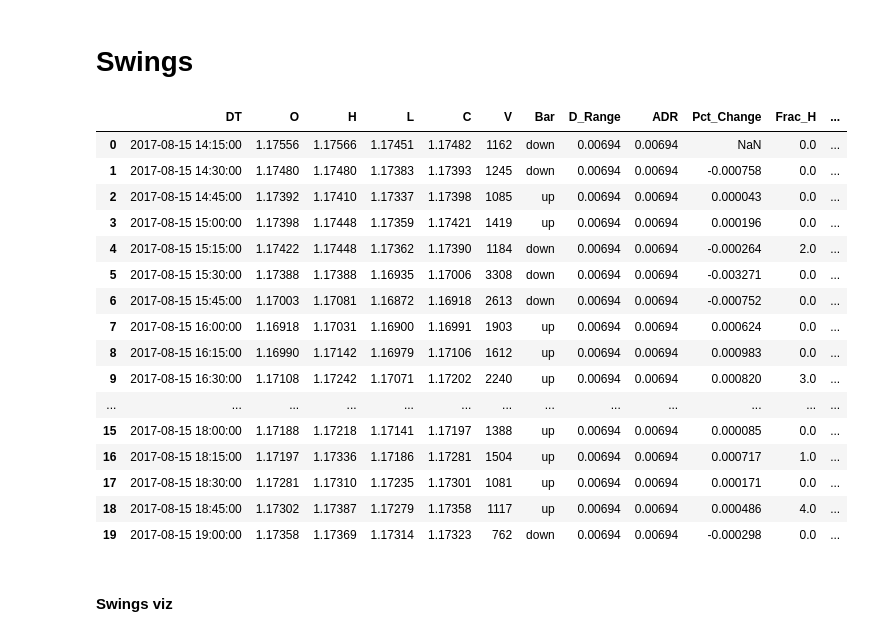
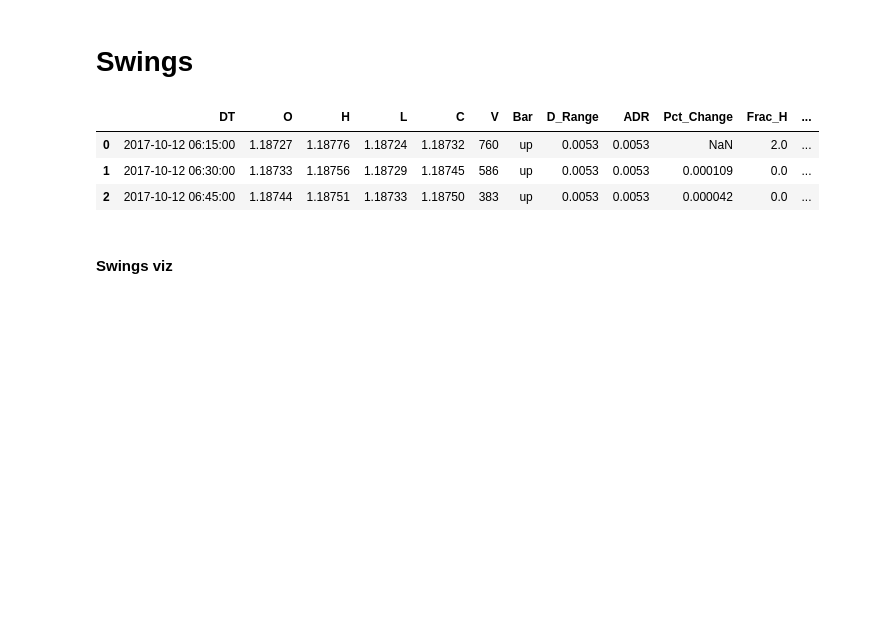
Before and after one commit to rrrudolph/trade, a Jupyter notebook: Strategy_Module.ipynb, the cells around one changed output. Cells and saved outputs as stored; diff of their text form; code cells hidden in the pictures; blank space fills up the shorter version.

```diff
--- a/Strategy_Module.ipynb
+++ b/Strategy_Module.ipynb
@@ -15,7 +15,7 @@ from google.colab import drive
 drive.mount('/content/drive')
 
 df = pd.read_csv('drive/My Drive/Colab Notebooks/Data/EURUSD15.csv')
-df = df[1200:1350]
+df = df[5200:5850]
 
 #### This stuff was to format an original MT4 OHLC file ####
 
@@ -232,8 +236,6 @@ fig.update(layout_xaxis_rangeslider_visible=False)
 # %% [markdown]
 # Swings
 # %%
-
-
 #### Calculate the Swing Ratings ####
 
 # get the swing size in relation to ADR
@@ -244,50 +246,39 @@ df['Sw_Pct'] = round(df['Sw_Size']/df['ADR'], 2)
 # swing sizes to balance out the swing ratings overall
 df['Sw_Weight'] = -1.02 ** abs(df['Sw_Pct']*100) # function for curved line
 weight = df['Sw_Weight'][abs(df['Sw_Weight'].values) > 0] # list of weights
 
 # first fill NaNs with mean of group
 # normalize so its a weight between 0 and 1
 # now that the weights are normalized, multiply the swing by its weight
 # add the fractal rating to its swing and divide by 2
 
 weight.fillna(value=weight.mean(), inplace=True)
 df['Sw_Weight'] = (weight - min(weight)) / (max(weight) - min(weight))
 final = df['Sw_Size'] * df['Sw_Weight']
 temp = df[abs(df['Sw_Size']) > 0]
 df['Sw_Rating'] = round((abs(final) * 2000 + temp['Frac_H'] + temp['Frac_L']) / 2)
 
+# df['Sw_Rating'] = (abs(df['Impulse']/75)) + (temp['Frac_H'] + temp['Frac_L'] / 2)
+
 
 
 df.drop(columns=['Sw_Weight'], inplace=True)
 
 # save the swing prices
 for i in df.index:
     a = df.loc[i,'H'][ df.loc[i,'Sw_Size'] < 0]
     b = df.loc[i,'L'][ df.loc[i,'Sw_Size'] > 0]
     if a.size > 0:
         df.loc[i,'Sw_Price'] = a
     elif b.size > 0:
         df.loc[i,'Sw_Price'] = b
 
-df.head(20)
+df.head(3)
 # %% [output]
 |  | DT | O | H | L | C | V | Bar | D_Range | ADR | Pct_Change | Frac_H | ... |
-| 0 | 2017-08-15 14:15:00 | 1.17556 | 1.17566 | 1.17451 | 1.17482 | 1162 | down | 0.00694 | 0.00694 | NaN | 0.0 | ... |
-| 1 | 2017-08-15 14:30:00 | 1.17480 | 1.17480 | 1.17383 | 1.17393 | 1245 | down | 0.00694 | 0.00694 | -0.000758 | 0.0 | ... |
-| 2 | 2017-08-15 14:45:00 | 1.17392 | 1.17410 | 1.17337 | 1.17398 | 1085 | up | 0.00694 | 0.00694 | 0.000043 | 0.0 | ... |
-| 3 | 2017-08-15 15:00:00 | 1.17398 | 1.17448 | 1.17359 | 1.17421 | 1419 | up | 0.00694 | 0.00694 | 0.000196 | 0.0 | ... |
-| 4 | 2017-08-15 15:15:00 | 1.17422 | 1.17448 | 1.17362 | 1.17390 | 1184 | down | 0.00694 | 0.00694 | -0.000264 | 2.0 | ... |
-| 5 | 2017-08-15 15:30:00 | 1.17388 | 1.17388 | 1.16935 | 1.17006 | 3308 | down | 0.00694 | 0.00694 | -0.003271 | 0.0 | ... |
-| 6 | 2017-08-15 15:45:00 | 1.17003 | 1.17081 | 1.16872 | 1.16918 | 2613 | down | 0.00694 | 0.00694 | -0.000752 | 0.0 | ... |
-| 7 | 2017-08-15 16:00:00 | 1.16918 | 1.17031 | 1.16900 | 1.16991 | 1903 | up | 0.00694 | 0.00694 | 0.000624 | 0.0 | ... |
-| 8 | 2017-08-15 16:15:00 | 1.16990 | 1.17142 | 1.16979 | 1.17106 | 1612 | up | 0.00694 | 0.00694 | 0.000983 | 0.0 | ... |
-| 9 | 2017-08-15 16:30:00 | 1.17108 | 1.17242 | 1.17071 | 1.17202 | 2240 | up | 0.00694 | 0.00694 | 0.000820 | 3.0 | ... |
-| ... | ... | ... | ... | ... | ... | ... | ... | ... | ... | ... | ... | ... |
-| 15 | 2017-08-15 18:00:00 | 1.17188 | 1.17218 | 1.17141 | 1.17197 | 1388 | up | 0.00694 | 0.00694 | 0.000085 | 0.0 | ... |
-| 16 | 2017-08-15 18:15:00 | 1.17197 | 1.17336 | 1.17186 | 1.17281 | 1504 | up | 0.00694 | 0.00694 | 0.000717 | 1.0 | ... |
-| 17 | 2017-08-15 18:30:00 | 1.17281 | 1.17310 | 1.17235 | 1.17301 | 1081 | up | 0.00694 | 0.00694 | 0.000171 | 0.0 | ... |
-| 18 | 2017-08-15 18:45:00 | 1.17302 | 1.17387 | 1.17279 | 1.17358 | 1117 | up | 0.00694 | 0.00694 | 0.000486 | 4.0 | ... |
-| 19 | 2017-08-15 19:00:00 | 1.17358 | 1.17369 | 1.17314 | 1.17323 | 762 | down | 0.00694 | 0.00694 | -0.000298 | 0.0 | ... |
+| 0 | 2017-10-12 06:15:00 | 1.18727 | 1.18776 | 1.18724 | 1.18732 | 760 | up | 0.0053 | 0.0053 | NaN | 2.0 | ... |
+| 1 | 2017-10-12 06:30:00 | 1.18733 | 1.18756 | 1.18729 | 1.18745 | 586 | up | 0.0053 | 0.0053 | 0.000109 | 0.0 | ... |
+| 2 | 2017-10-12 06:45:00 | 1.18744 | 1.18751 | 1.18733 | 1.18750 | 383 | up | 0.0053 | 0.0053 | 0.000042 | 0.0 | ... |
 # %% [markdown]
 #### Swings viz
 # %%
```
Also changed, not shown: parts of 8 cells of this notebook.
